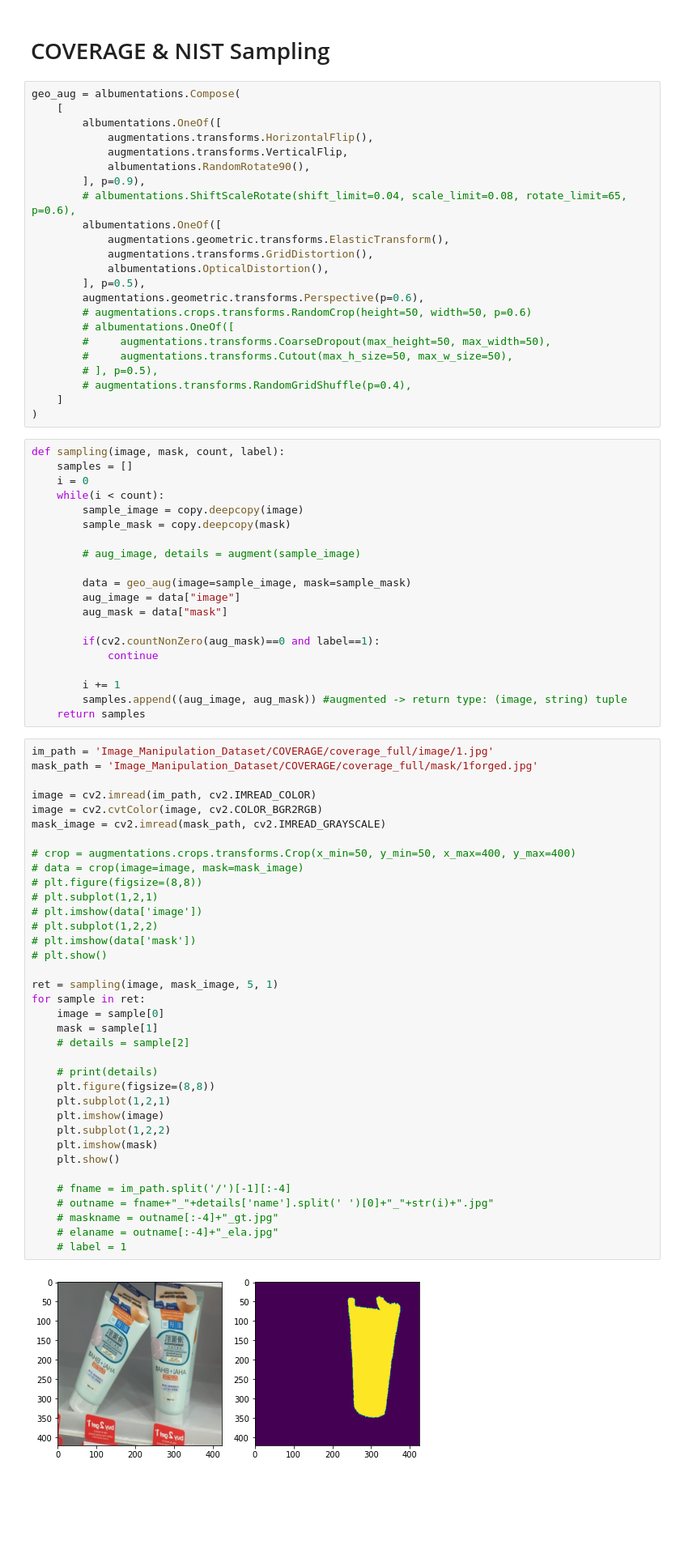
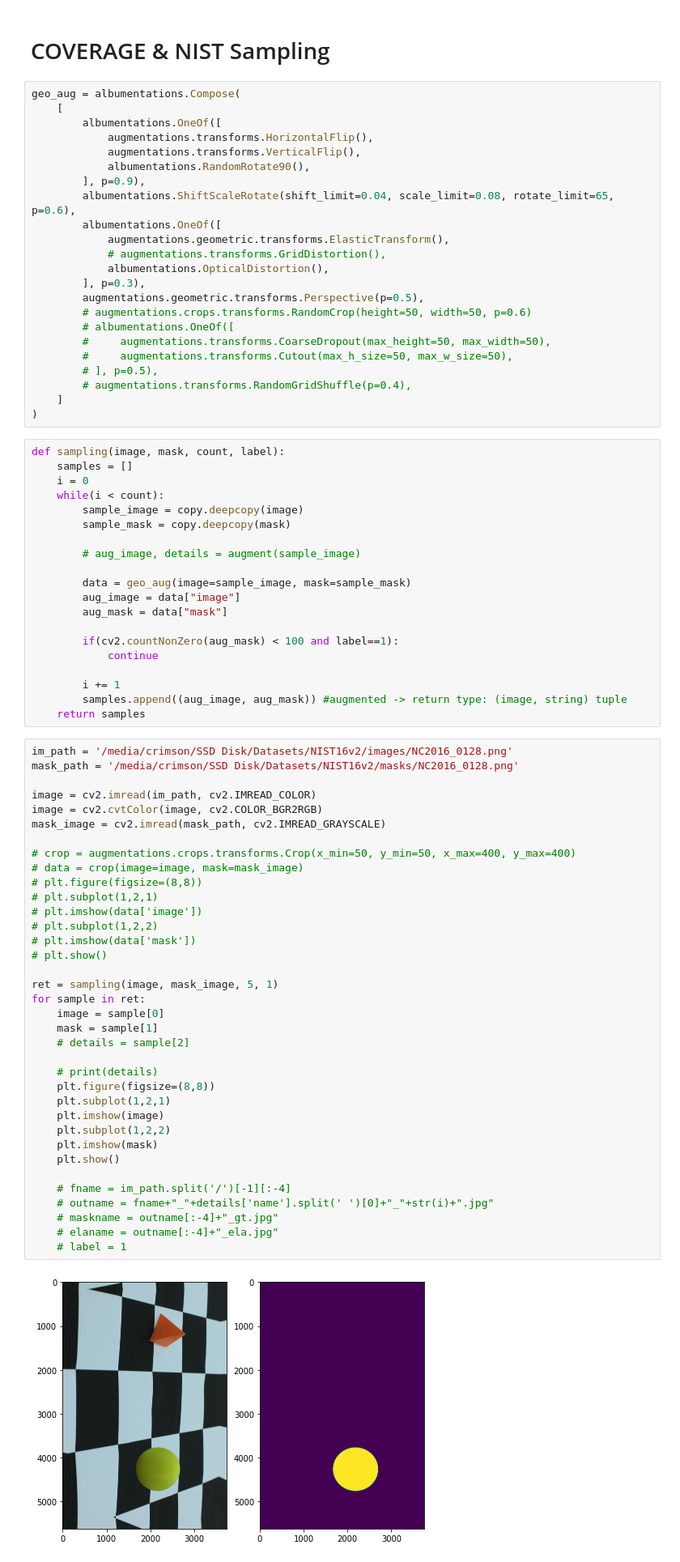
Before and after one commit to sowmen/imanip_main, a Jupyter notebook: preprocessing/OPs_on_imgs.ipynb, the cells around one changed output. Shown at 81% size. Saved outputs shown, nothing was run; the diff lists cells and outputs as text; blank space fills up the shorter version.

```diff
--- a/preprocessing/OPs_on_imgs.ipynb
+++ b/preprocessing/OPs_on_imgs.ipynb
@@ -633,16 +633,16 @@ geo_aug = albumentations.Compose(
     [
         albumentations.OneOf([
             augmentations.transforms.HorizontalFlip(),
-            augmentations.transforms.VerticalFlip,
+            augmentations.transforms.VerticalFlip(),
             albumentations.RandomRotate90(),
         ], p=0.9),
-        # albumentations.ShiftScaleRotate(shift_limit=0.04, scale_limit=0.08, rotate_limit=65, p=0.6),
+        albumentations.ShiftScaleRotate(shift_limit=0.04, scale_limit=0.08, rotate_limit=65, p=0.6),
         albumentations.OneOf([
             augmentations.geometric.transforms.ElasticTransform(),
-            augmentations.transforms.GridDistortion(),
+            # augmentations.transforms.GridDistortion(),
             albumentations.OpticalDistortion(),
-        ], p=0.5),
-        augmentations.geometric.transforms.Perspective(p=0.6),
+        ], p=0.3),
+        augmentations.geometric.transforms.Perspective(p=0.5),
         # augmentations.crops.transforms.RandomCrop(height=50, width=50, p=0.6)
         # albumentations.OneOf([
         #     augmentations.transforms.CoarseDropout(max_height=50, max_width=50),
@@ -665,15 +665,15 @@ def sampling(image, mask, count, label):
         aug_image = data["image"]
         aug_mask = data["mask"]
 
-        if(cv2.countNonZero(aug_mask)==0 and label==1):
+        if(cv2.countNonZero(aug_mask) < 100 and label==1):
             continue
 
         i += 1
         samples.append((aug_image, aug_mask)) #augmented -> return type: (image, string) tuple
     return samples
 # %%
-im_path = 'Image_Manipulation_Dataset/COVERAGE/coverage_full/image/1.jpg'
-mask_path = 'Image_Manipulation_Dataset/COVERAGE/coverage_full/mask/1forged.jpg'
+im_path = '/media/crimson/SSD Disk/Datasets/NIST16v2/images/NC2016_0128.png'
+mask_path = '/media/crimson/SSD Disk/Datasets/NIST16v2/masks/NC2016_0128.png'
 
 image = cv2.imread(im_path, cv2.IMREAD_COLOR)
 image = cv2.cvtColor(image, cv2.COLOR_BGR2RGB)
@@ -681,31 +681,31 @@ mask_image = cv2.imread(mask_path, cv2.IMREAD_GRAYSCALE)
 
 # crop = augmentations.crops.transforms.Crop(x_min=50, y_min=50, x_max=400, y_max=400)
 # data = crop(image=image, mask=mask_image)
 # plt.figure(figsize=(8,8))
 # plt.subplot(1,2,1)
 # plt.imshow(data['image'])
 # plt.subplot(1,2,2)
 # plt.imshow(data['mask'])
 # plt.show()
 
 ret = sampling(image, mask_image, 5, 1)
 for sample in ret:
     image = sample[0]
     mask = sample[1]
     # details = sample[2]
 
     # print(details)
     plt.figure(figsize=(8,8))
     plt.subplot(1,2,1)
     plt.imshow(image)
     plt.subplot(1,2,2)
     plt.imshow(mask)
     plt.show()
 
     # fname = im_path.split('/')[-1][:-4]
     # outname = fname+"_"+details['name'].split(' ')[0]+"_"+str(i)+".jpg"
     # maskname = outname[:-4]+"_gt.jpg"
     # elaname = outname[:-4]+"_ela.jpg"
     # label = 1
 # %% [output]
-[figure, old version]
+[figure, new version]
```
Also changed, not shown: parts of 6 cells of this notebook, 5 other files.
